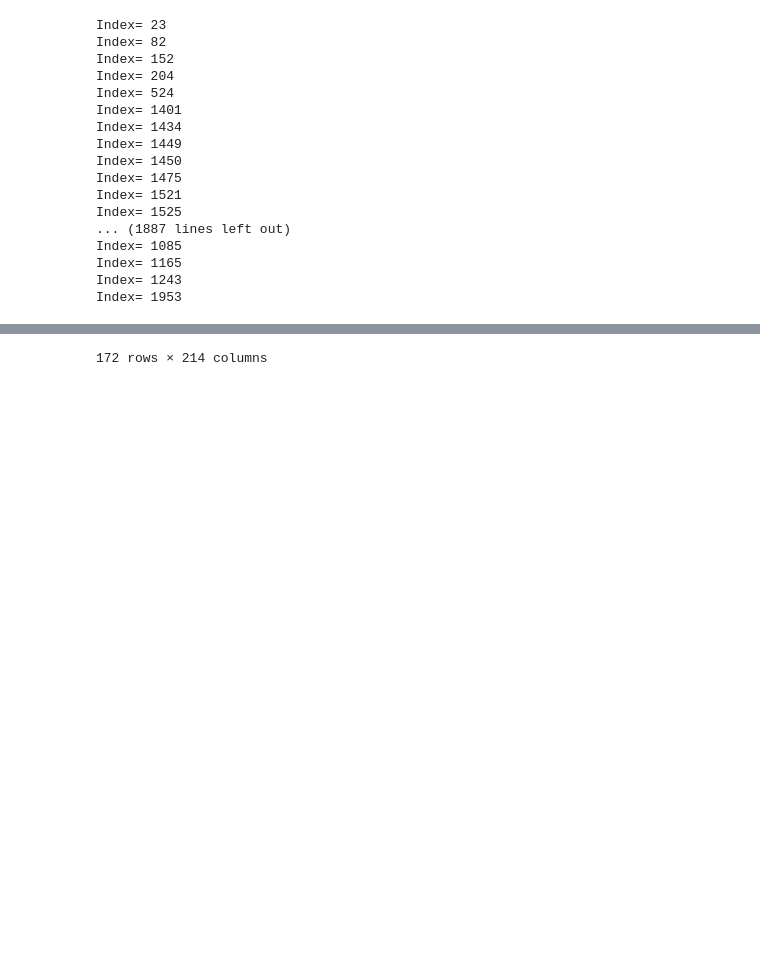
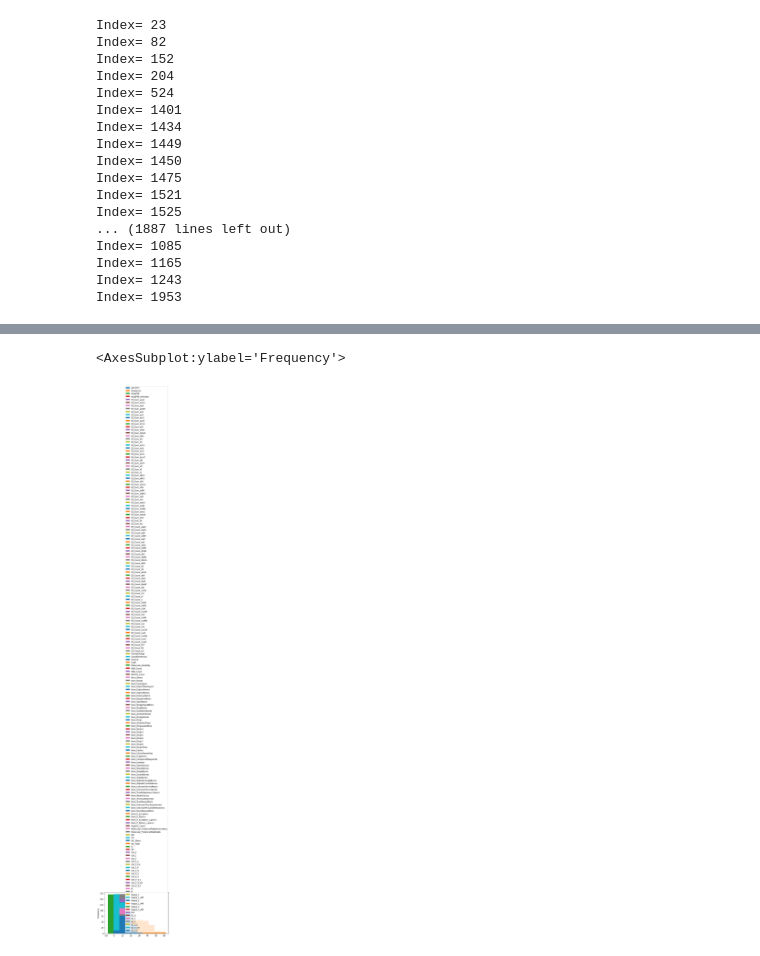
Before and after one commit to omriglevi/dataScience-1, a Jupyter notebook: bitter.ipynb, the cells around one changed output, grey strips where cells are left out. Cells and saved outputs as stored; diff of their text form; code cells hidden in the pictures; blank space fills up the shorter version.

```diff
--- a/bitter.ipynb
+++ b/bitter.ipynb
@@ -174,5 +182,5 @@ Index= 1243
 Index= 1953
 # %%
 #show histograma and box plot
-df
+df.plot.hist()
 # %% [output]
@@ -191 +187,2 @@ df
-172 rows × 214 columns
+<AxesSubplot:ylabel='Frequency'>
+[figure, added]
```
Also changed, not shown: parts of 9 cells of this notebook, 2 other files.
